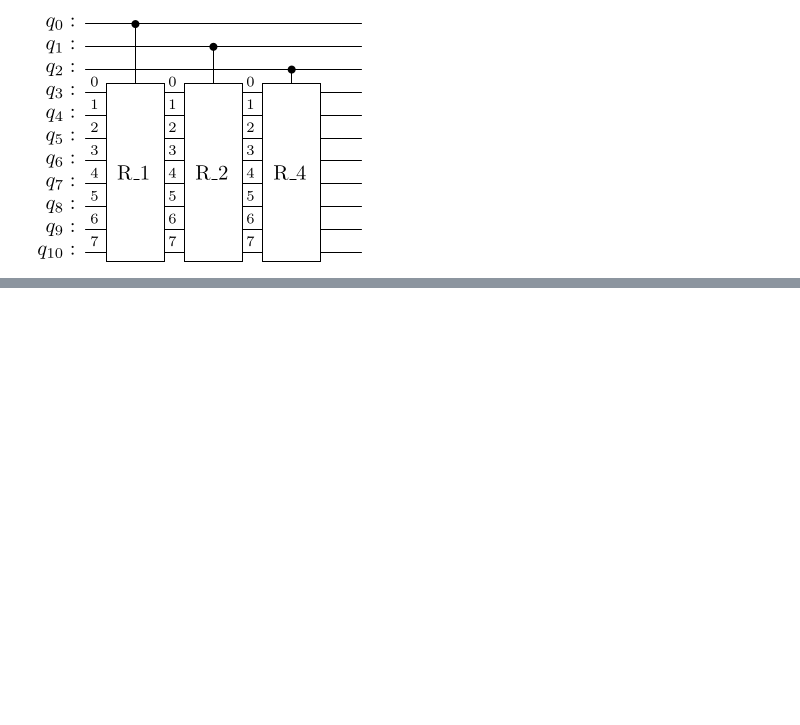
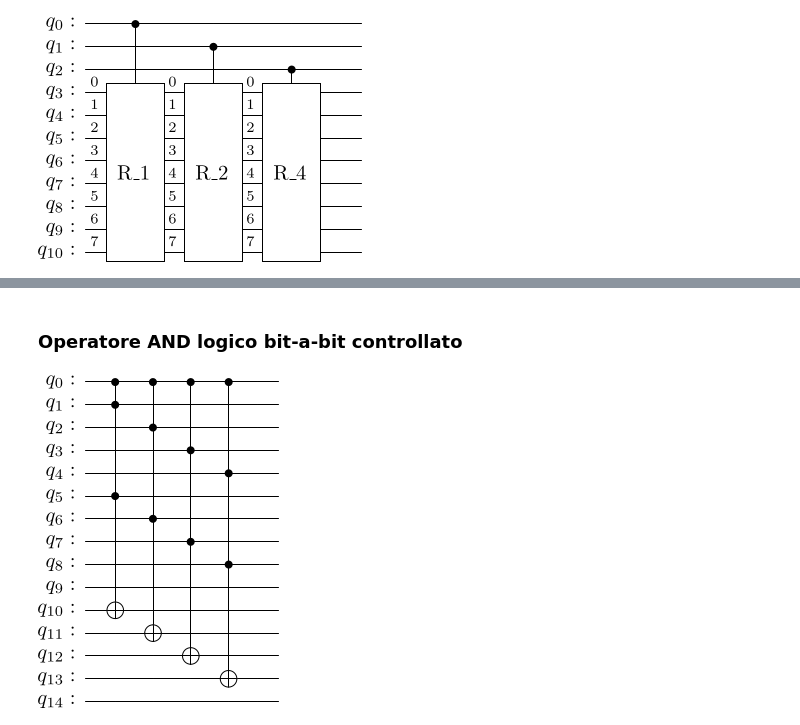
Before and after one commit to BoredDam/quantum-algorithms, a Jupyter notebook: Quantum-LCS/Quantum-LCS.ipynb, the cells around one changed output, grey strips where cells are left out. Saved outputs shown, nothing was run; the diff lists cells and outputs as text; code cells hidden in the pictures; blank space fills up the shorter version.

```diff
--- a/Quantum-LCS/Quantum-LCS.ipynb
+++ b/Quantum-LCS/Quantum-LCS.ipynb
@@ -217,0 +294,24 @@ Con "copia", ci riferiamo alla copia di stati base $|0\rangle$ e $|1\rangle$, ne
+# %% [markdown]
+### **Operatore AND logico bit-a-bit controllato**
+# %%
+def contr_bitwise_and_operator(n: int):
+    '''
+    page 13 of the paper
+    '''
+    qc_ctrl = QuantumRegister(1, 'c')
+    qL = QuantumRegister(n, 'L')
+    qin = QuantumRegister(n+1, 'qin') # include il padding!
+    qout  = QuantumRegister(n+1, 'qout')
+    qc = QuantumCircuit(qc_ctrl, qL, qin, qout)
+
+    for k in range(n):
+        qc.mcx([qc_ctrl[0], qL[k], qin[k]], qout[k])
+
+    return qc.to_gate(label="C-AND(A)")
+
+
+qc = QuantumCircuit(15)
+qc = qc.compose(contr_bitwise_and_operator(4)).decompose()
+qc.draw('latex')
+# %% [output]
+[figure, added]
```
Also changed, not shown: parts of 20 cells of this notebook.
